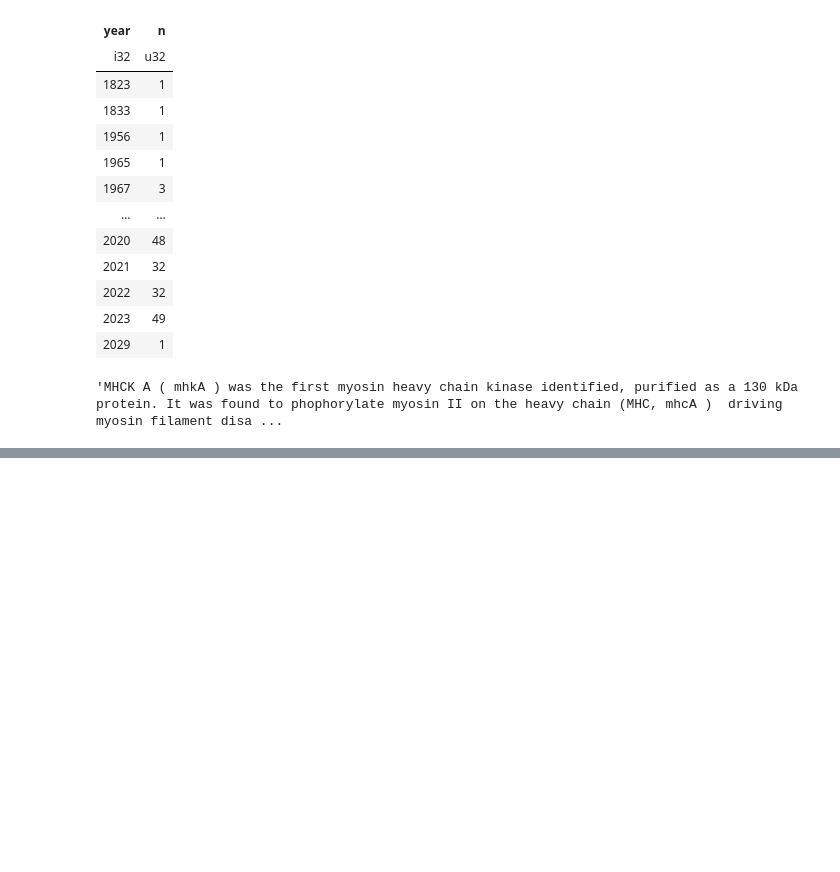
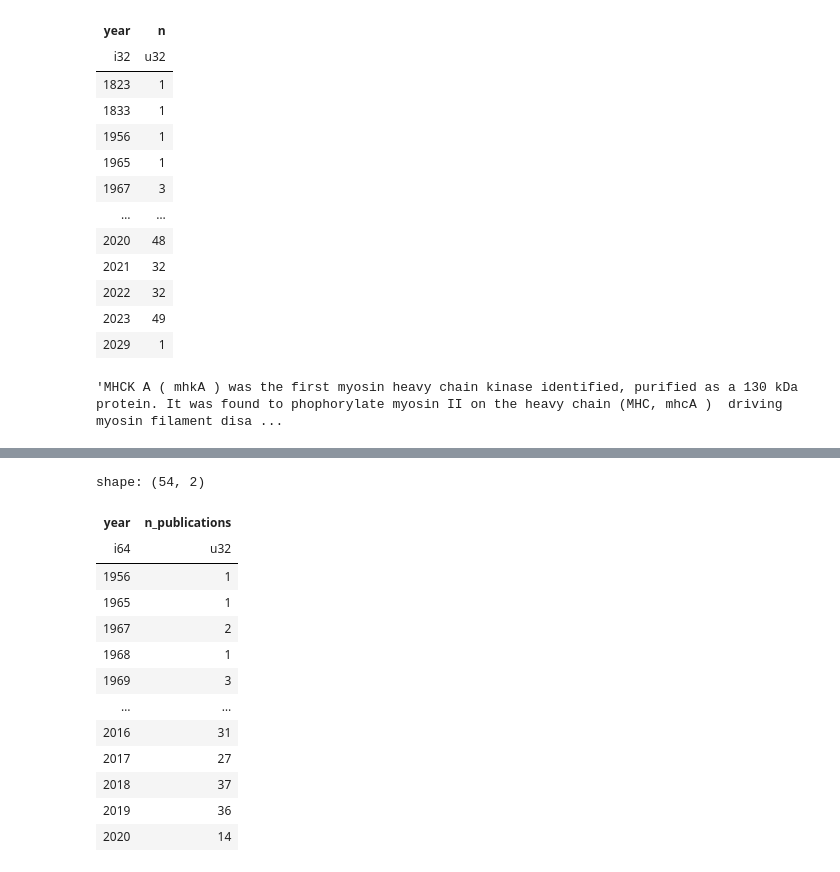
Before and after one commit to fulaibaowang/dictycite, a Jupyter notebook: dicty_curator_notes.ipynb, the cells around one changed output, grey strips where cells are left out. Saved outputs shown, nothing was run; the diff lists cells and outputs as text; code cells hidden in the pictures; blank space fills up the shorter version.

```diff
--- a/dicty_curator_notes.ipynb
+++ b/dicty_curator_notes.ipynb
@@ -784,0 +844,22 @@ shape: (63, 3)
+# %%
+(publications
+    .filter(pl.col("year").is_not_null())
+    .group_by("year")
+    .agg(pl.len().alias("n_publications"))
+    .sort("year")
+)
+# %% [output]
+shape: (54, 2)
+| year | n_publications |
+| i64 | u32 |
+| 1956 | 1 |
+| 1965 | 1 |
+| 1967 | 2 |
+| 1968 | 1 |
+| 1969 | 3 |
+| … | … |
+| 2016 | 31 |
+| 2017 | 27 |
+| 2018 | 37 |
+| 2019 | 36 |
+| 2020 | 14 |
```
Also changed, not shown: parts of 13 cells of this notebook.
